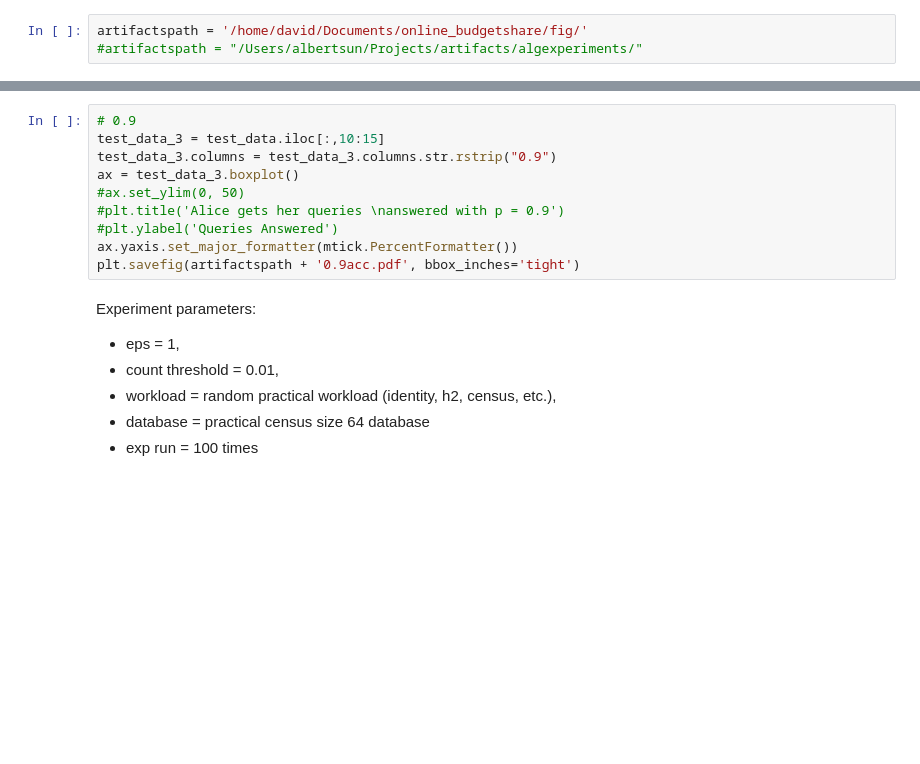
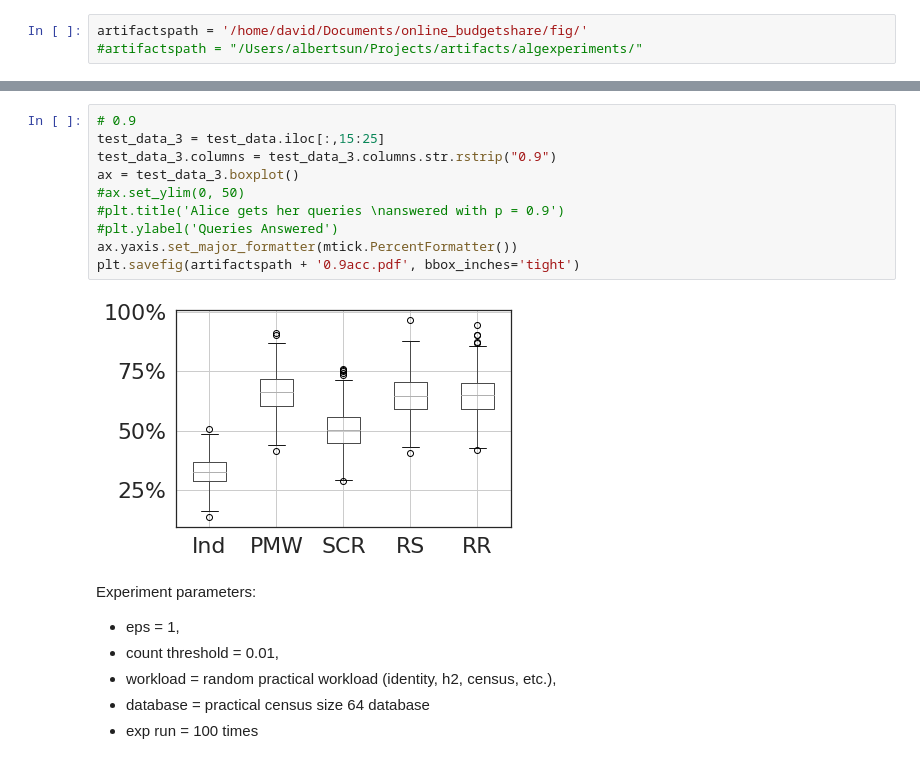
Before and after one commit to yikai-wu/Multi-Analyst-DP, a Jupyter notebook: src/online/VLDB Experiments.ipynb, the cells around one changed output, grey strips where cells are left out. Saved outputs shown, nothing was run; the diff lists cells and outputs as text; blank space fills up the shorter version.

```diff
--- a/src/online/VLDB Experiments.ipynb
+++ b/src/online/VLDB Experiments.ipynb
@@ -918,13 +958,15 @@ plt.savefig(artifactspath + '0.5acc.pdf', bbox_inches='tight')
 # %%
 # 0.9
-test_data_3 = test_data.iloc[:,10:15]
+test_data_3 = test_data.iloc[:,15:25]
 test_data_3.columns = test_data_3.columns.str.rstrip("0.9")
 ax = test_data_3.boxplot()
 #ax.set_ylim(0, 50)
 #plt.title('Alice gets her queries \nanswered with p = 0.9')
 #plt.ylabel('Queries Answered')
 ax.yaxis.set_major_formatter(mtick.PercentFormatter())
 plt.savefig(artifactspath + '0.9acc.pdf', bbox_inches='tight')
+# %% [output]
+[figure, added]
 # %% [markdown]
 Experiment parameters:
 - eps = 1,
```
Also changed, not shown: parts of 11 cells of this notebook, 1 other file.
